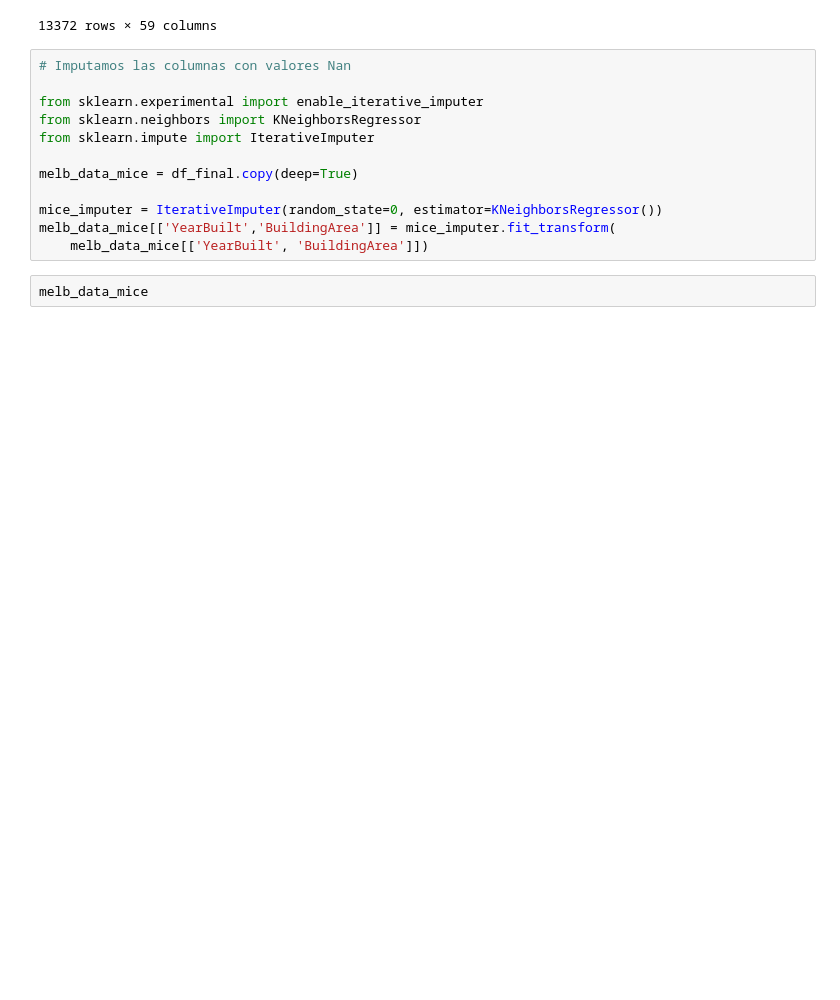
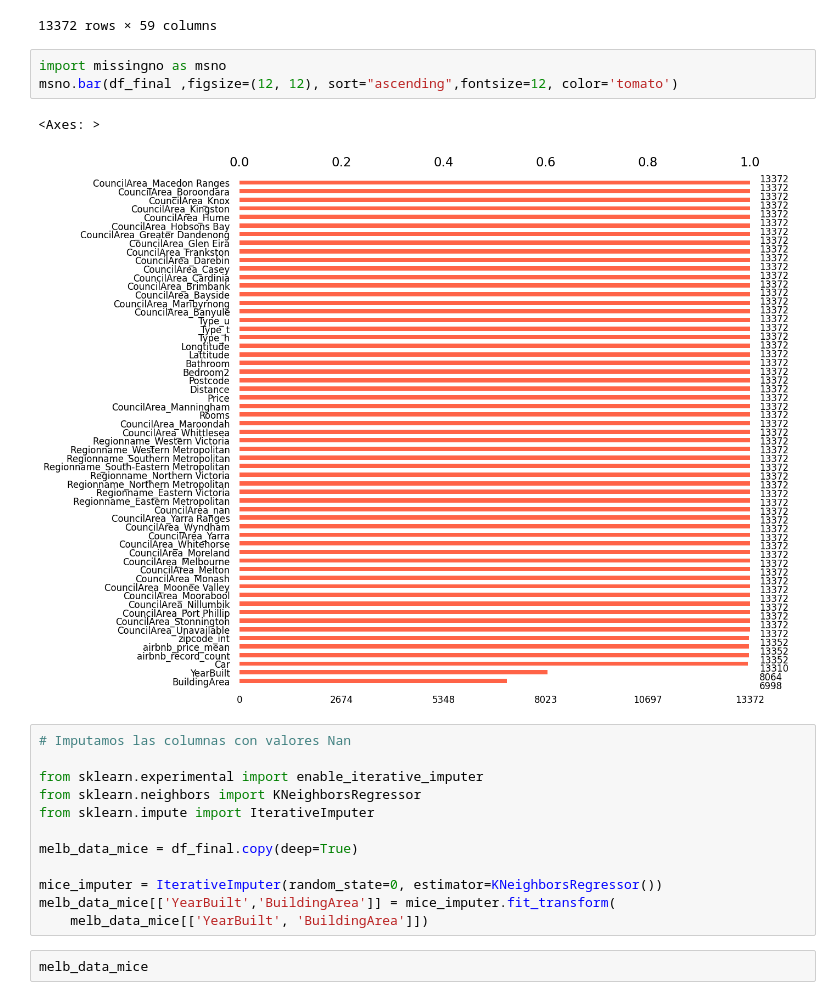
Before and after one commit to bonafepedro/exploratory_analisis_datacuration, a Jupyter notebook: code/Grupo3_AyC_Entregable_parte_2_2023.ipynb, the cells around one changed output. Cells and saved outputs as stored; diff of their text form; blank space fills up the shorter version.

```diff
--- a/code/Grupo3_AyC_Entregable_parte_2_2023.ipynb
+++ b/code/Grupo3_AyC_Entregable_parte_2_2023.ipynb
@@ -307,6 +307,12 @@ df_final
 | 13370 | 4 | 2500000.0 | 6.8 | 3016.0 | 4.0 | 1.0 | 5.0 | -37.85908 | 144.89299 | 3016.0 | ... |
 | 13371 | 4 | 1285000.0 | 6.3 | 3013.0 | 4.0 | 1.0 | 1.0 | -37.81188 | 144.88449 | 3013.0 | ... |
 13372 rows × 59 columns
+# %%
+import missingno as msno
+msno.bar(df_final ,figsize=(12, 12), sort="ascending",fontsize=12, color='tomato')
+# %% [output]
+<Axes: >
+[figure, added]
 # %%
 # Imputamos las columnas con valores Nan
 
```
Also changed, not shown: parts of 4 cells of this notebook.
